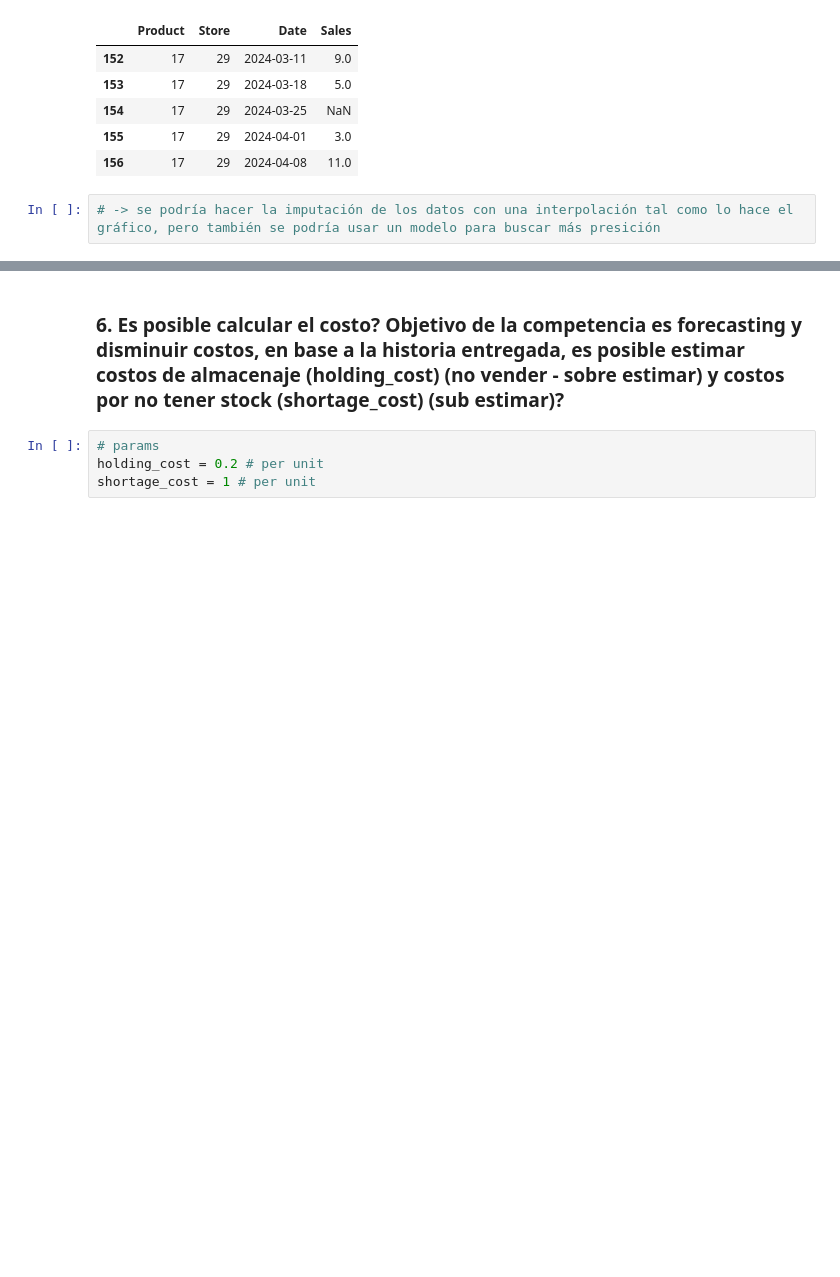
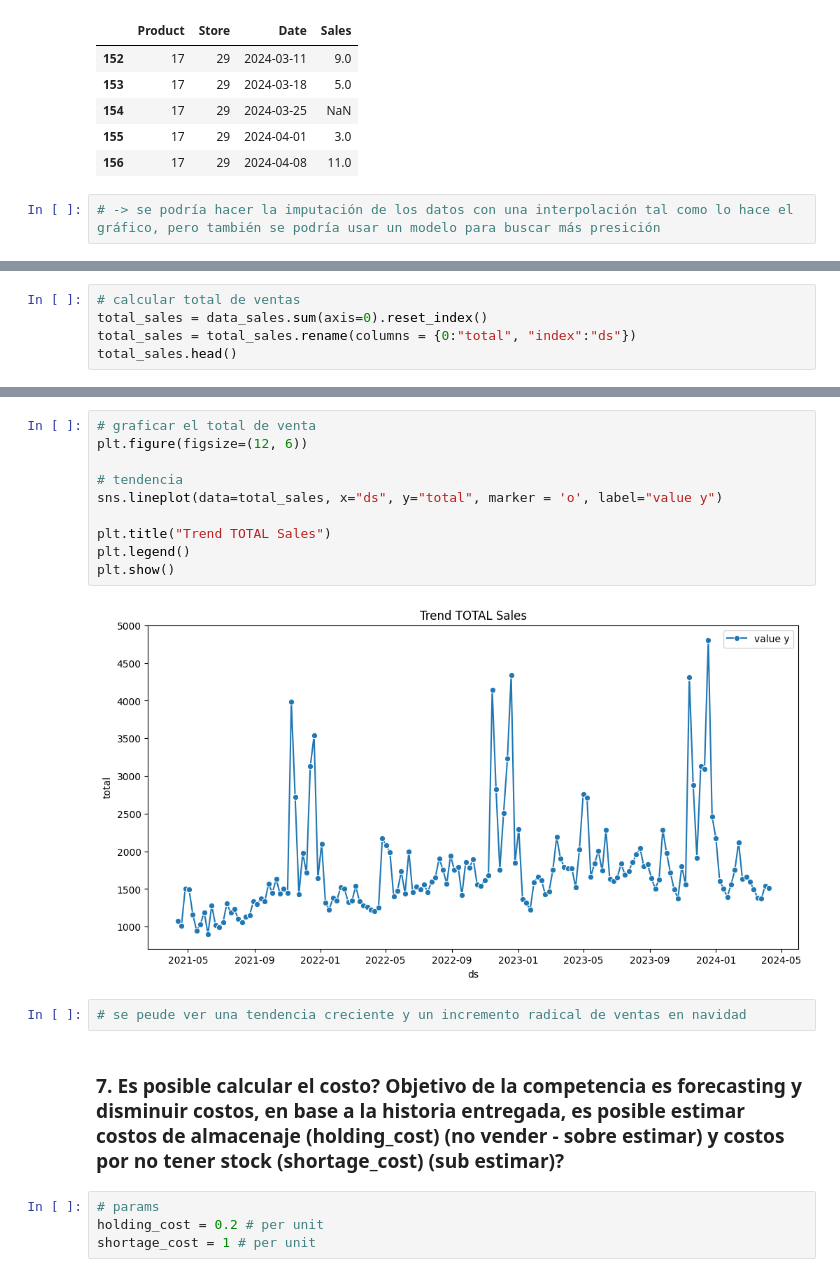
Before and after one commit to joseortegalabra/vn2_challenge, a Jupyter notebook: notebooks/2_discovery.ipynb, the cells around one changed output, grey strips where cells are left out. Drawn from its saved outputs; the diff is of its cells as text; blank space fills up the shorter version.

```diff
--- a/notebooks/2_discovery.ipynb
+++ b/notebooks/2_discovery.ipynb
@@ -437,0 +440,5 @@ data_plot.tail()
+# %%
+# calcular total de ventas
+total_sales = data_sales.sum(axis=0).reset_index()
+total_sales = total_sales.rename(columns = {0:"total", "index":"ds"})
+total_sales.head()
@@ -438,5 +452,19 @@ data_plot.tail()
+# %%
+# graficar el total de venta
+plt.figure(figsize=(12, 6))
+
+# tendencia
+sns.lineplot(data=total_sales, x="ds", y="total", marker = 'o', label="value y")
+
+plt.title("Trend TOTAL Sales")
+plt.legend()
+plt.show()
+# %% [output]
+[figure, added]
+# %%
+# se peude ver una tendencia creciente y un incremento radical de ventas en navidad
 # %% [markdown]
-### 6. Es posible calcular el costo? Objetivo de la competencia es forecasting y disminuir costos, en base a la historia entregada, es posible estimar costos de almacenaje (holding_cost) (no vender - sobre estimar) y costos por no tener stock (shortage_cost) (sub estimar)?
+### 7. Es posible calcular el costo? Objetivo de la competencia es forecasting y disminuir costos, en base a la historia entregada, es posible estimar costos de almacenaje (holding_cost) (no vender - sobre estimar) y costos por no tener stock (shortage_cost) (sub estimar)?
 # %%
 # params
 holding_cost = 0.2 # per unit
```
Also changed, not shown: parts of 2 cells of this notebook, 1 other file.
